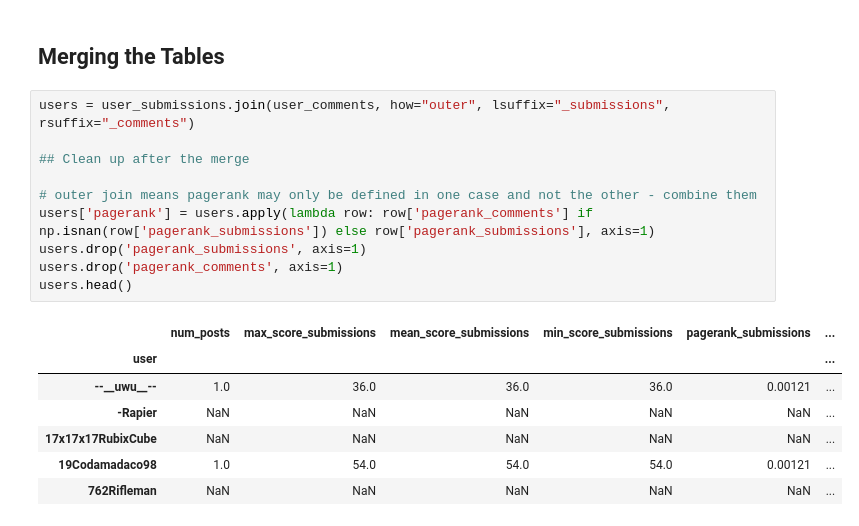
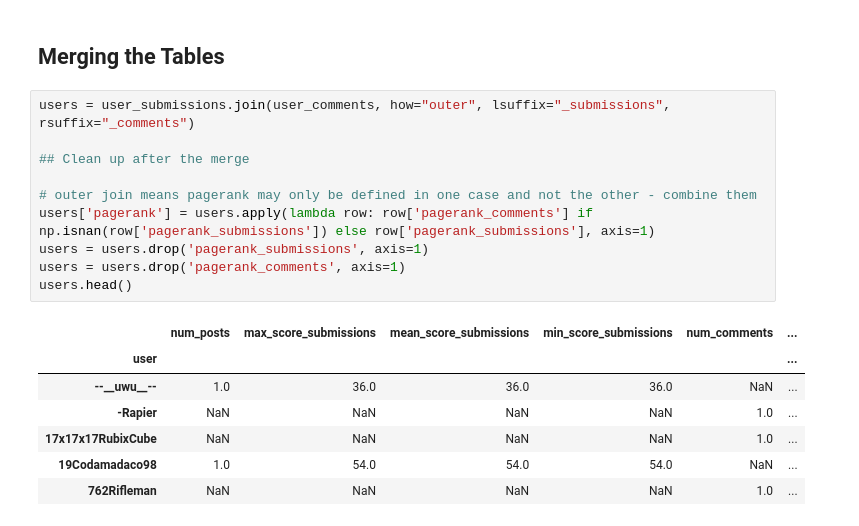
Before and after one commit to mjkern/RedditSubcultures, a Jupyter notebook: Data Cleaning and Augmentation.ipynb, the cells around one changed output. Drawn from its saved outputs; the diff is of its cells as text.

```diff
--- a/Data Cleaning and Augmentation.ipynb
+++ b/Data Cleaning and Augmentation.ipynb
@@ -131,18 +131,18 @@ user_comments.head()
 # %%
 users = user_submissions.join(user_comments, how="outer", lsuffix="_submissions", rsuffix="_comments")
 
 ## Clean up after the merge
 
 # outer join means pagerank may only be defined in one case and not the other - combine them
 users['pagerank'] = users.apply(lambda row: row['pagerank_comments'] if np.isnan(row['pagerank_submissions']) else row['pagerank_submissions'], axis=1)
-users.drop('pagerank_submissions', axis=1)
-users.drop('pagerank_comments', axis=1)
+users = users.drop('pagerank_submissions', axis=1)
+users = users.drop('pagerank_comments', axis=1)
 users.head()
 # %% [output]
-|  | num_posts | max_score_submissions | mean_score_submissions | min_score_submissions | pagerank_submissions | ... |
+|  | num_posts | max_score_submissions | mean_score_submissions | min_score_submissions | num_comments | ... |
 | user |  |  |  |  |  | ... |
-| --__uwu__-- | 1.0 | 36.0 | 36.0 | 36.0 | 0.00121 | ... |
-| -Rapier | NaN | NaN | NaN | NaN | NaN | ... |
-| 17x17x17RubixCube | NaN | NaN | NaN | NaN | NaN | ... |
-| 19Codamadaco98 | 1.0 | 54.0 | 54.0 | 54.0 | 0.00121 | ... |
-| 762Rifleman | NaN | NaN | NaN | NaN | NaN | ... |
+| --__uwu__-- | 1.0 | 36.0 | 36.0 | 36.0 | NaN | ... |
+| -Rapier | NaN | NaN | NaN | NaN | 1.0 | ... |
+| 17x17x17RubixCube | NaN | NaN | NaN | NaN | 1.0 | ... |
+| 19Codamadaco98 | 1.0 | 54.0 | 54.0 | 54.0 | NaN | ... |
+| 762Rifleman | NaN | NaN | NaN | NaN | 1.0 | ... |
```
Also changed, not shown: parts of 6 cells of this notebook.
